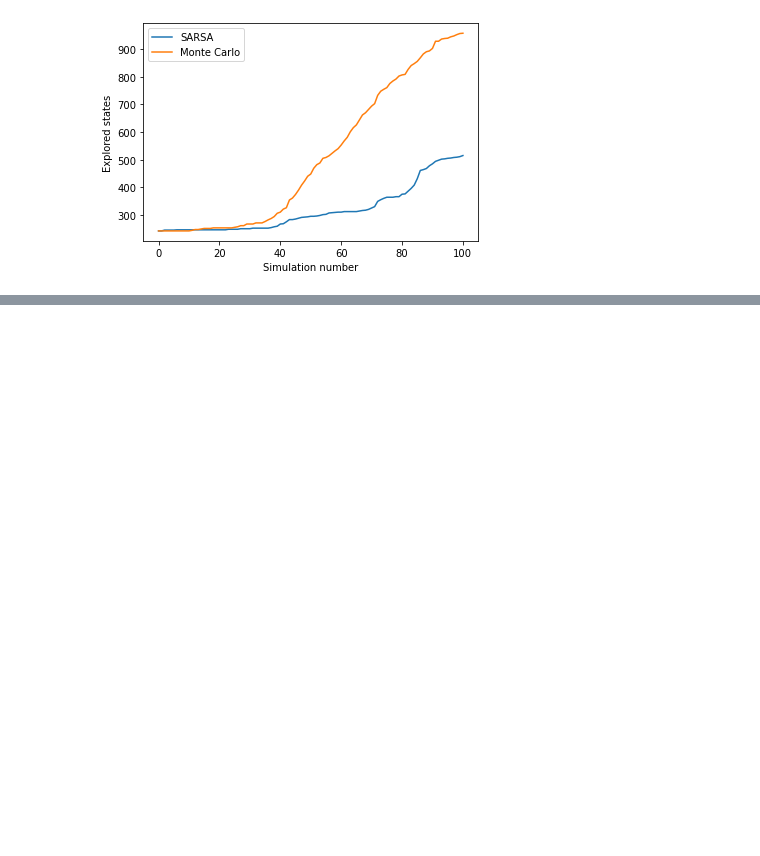
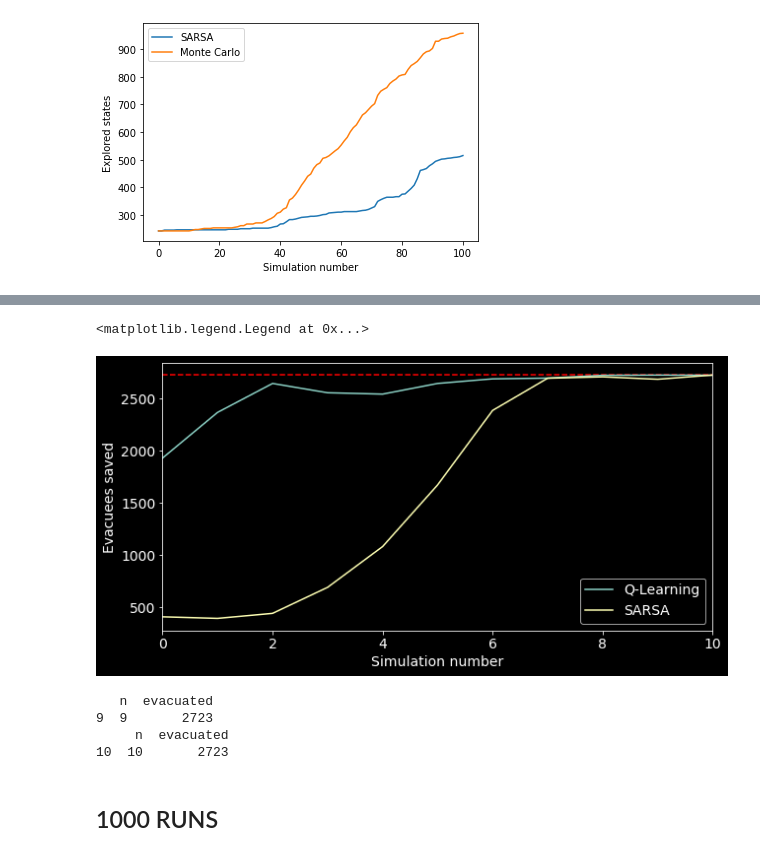
Before and after one commit to erick2307/tsuevac, a Jupyter notebook: plot_survivors.ipynb, the cells around one changed output, grey strips where cells are left out. Saved outputs shown, nothing was run; the diff lists cells and outputs as text; code cells hidden in the pictures; blank space fills up the shorter version.

```diff
--- a/plot_survivors.ipynb
+++ b/plot_survivors.ipynb
@@ -89,0 +191,33 @@ data_ql[data_ql['evacuated']==2723]
+# %%
+arahama_ql_10 = pd.read_csv('./arahama/state_ql_67_7_10/survivorsPerSim_1x10.csv',names=['n','evacuated'])
+arahama_sarsa_10 = pd.read_csv('./arahama/state_sarsa_67_7_10/survivorsPerSim_1x10.csv',names=['n','evacuated'])
+# %%
+fig,ax = plt.subplots(figsize=(10,5))
+ax = arahama_ql_10.evacuated.plot(label="Q-Learning")
+arahama_sarsa_10.evacuated.plot(ax=ax,label="SARSA")
+ax.set_xlabel("Simulation number",fontsize=14)
+ax.set_ylabel("Evacuees saved",fontsize=14)
+plt.xticks(fontsize=14)
+plt.yticks(fontsize=14)
+plt.hlines(2723,0,1000,colors='red',linestyles='--')
+# plt.vlines(1049,0,30000,color='white',linestyles='--')
+# plt.vlines(547,0,30000,color='white',linestyles='--')
+# plt.ylim(3000,data_sarsa.evacuated.max())
+# plt.text(9.3,1000,'$\downarrow$Full explotation$\downarrow$\n$\epsilon=0.1$',rotation='vertical',usetex=True,fontsize=14)
+ax.legend(loc=4,fontsize=14)
+# %% [output]
+<matplotlib.legend.Legend at 0x...>
+[figure, added]
+# %%
+maxe = arahama_ql_10.evacuated.max()
+print(arahama_ql_10.query(f'evacuated=={maxe}'))
+
+maxe = arahama_sarsa_10.evacuated.max()
+print(arahama_sarsa_10.query(f'evacuated=={maxe}'))
+# %% [output]
+   n  evacuated
+9  9       2723
+     n  evacuated
+10  10       2723
+# %% [markdown]
+## 1000 RUNS
```
Also changed, not shown: parts of 41 cells of this notebook, 8 other files.
